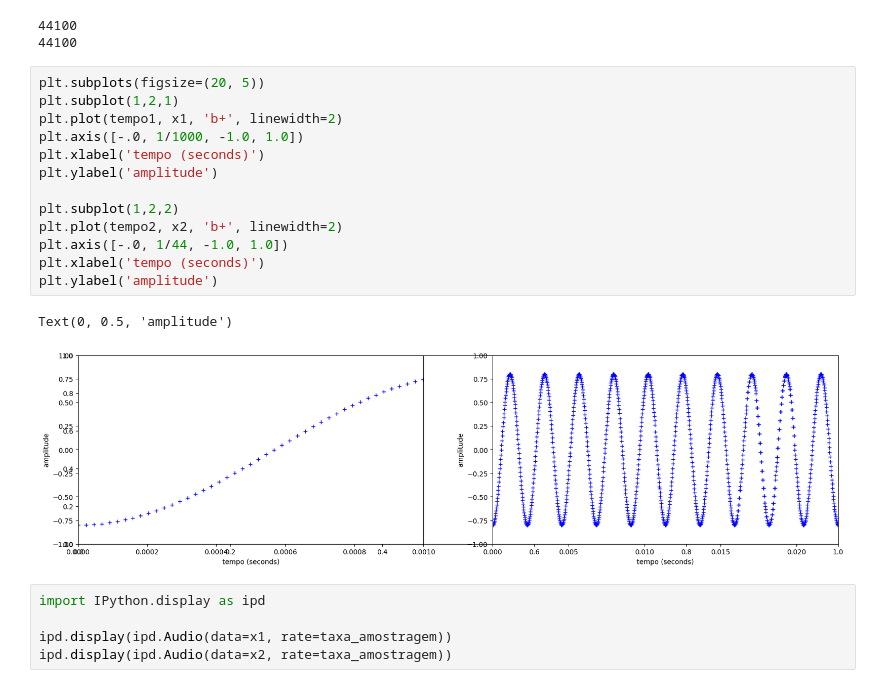
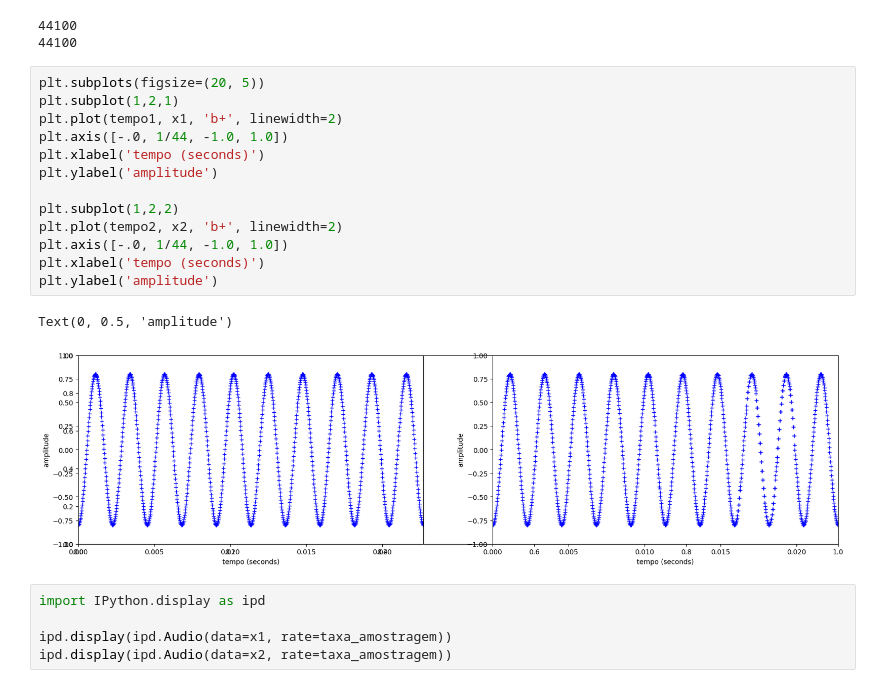
Before and after one commit to leandronunescorreia/audio-processing, a Jupyter notebook: audio_processing_basics.ipynb, the cells around one changed output. Drawn from its saved outputs; the diff is of its cells as text.

```diff
--- a/audio_processing_basics.ipynb
+++ b/audio_processing_basics.ipynb
@@ -129,19 +129,19 @@ print(len(tempo2))
 # %%
 plt.subplots(figsize=(20, 5))
 plt.subplot(1,2,1)
 plt.plot(tempo1, x1, 'b+', linewidth=2)
-plt.axis([-.0, 1/1000, -1.0, 1.0])
+plt.axis([-.0, 1/44, -1.0, 1.0])
 plt.xlabel('tempo (seconds)')
 plt.ylabel('amplitude')
 
 plt.subplot(1,2,2)
 plt.plot(tempo2, x2, 'b+', linewidth=2)
 plt.axis([-.0, 1/44, -1.0, 1.0])
 plt.xlabel('tempo (seconds)')
 plt.ylabel('amplitude')
 # %% [output]
 Text(0, 0.5, 'amplitude')
-[figure, old version]
+[figure, new version]
 # %%
 import IPython.display as ipd
 
```
Also changed, not shown: parts of 1 cell of this notebook.
